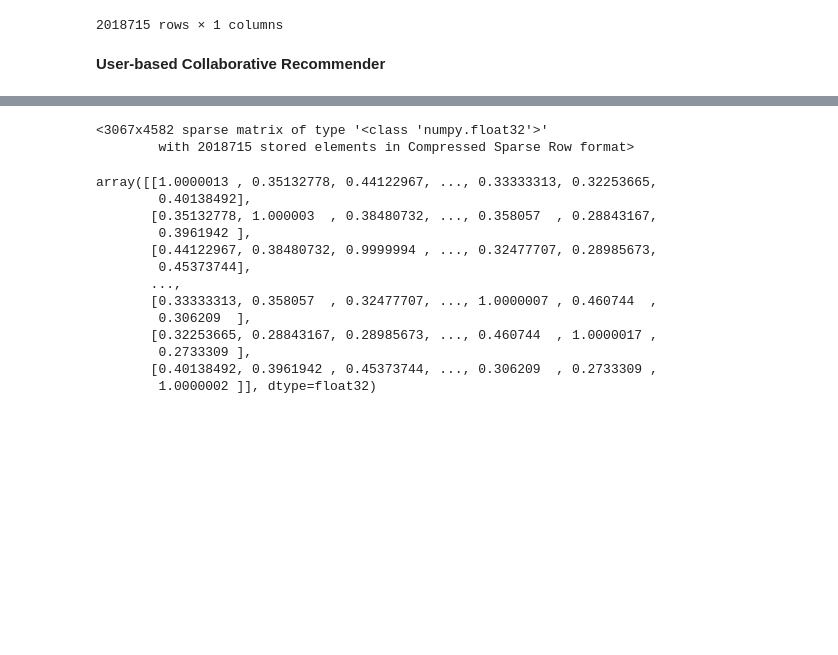
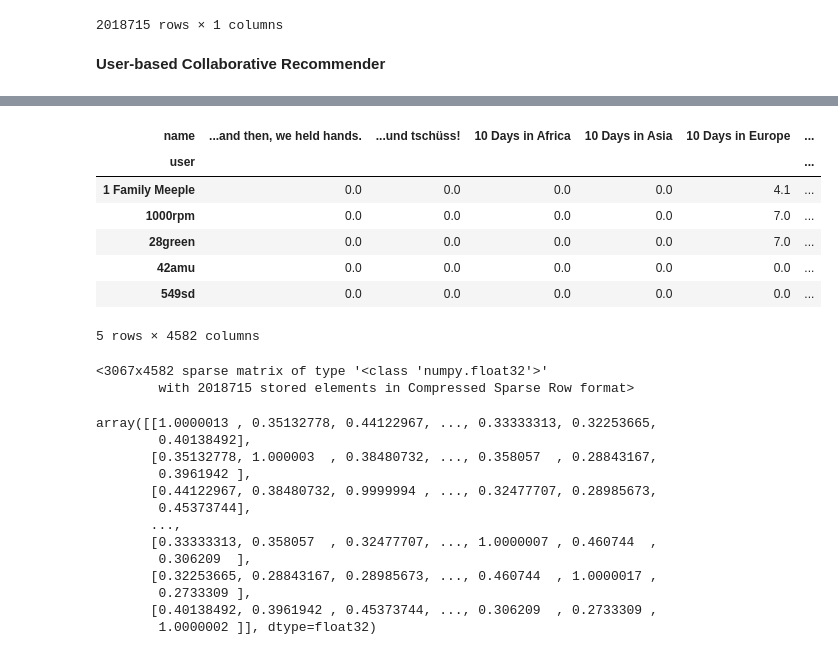
Before and after one commit to Kopzzz/Board-Game-RecCommu, a Jupyter notebook: code/4_Memory-Based .ipynb, the cells around one changed output, grey strips where cells are left out. Cells and saved outputs as stored; diff of their text form; code cells hidden in the pictures; blank space fills up the shorter version.

```diff
--- a/code/4_Memory-Based .ipynb
+++ b/code/4_Memory-Based .ipynb
@@ -77,2 +58,16 @@ user_ratings.head()
+# %%
+# Fill Null with avg
+# user_pivot = user_pivot.apply(lambda row: row.fillna(row.mean()), axis=1)
+user_pivot = user_pivot.fillna(0)
+user_pivot.head()
+# %% [output]
+| name | ...and then, we held hands. | ...und tschüss! | 10 Days in Africa | 10 Days in Asia | 10 Days in Europe | ... |
+| user |  |  |  |  |  | ... |
+| 1 Family Meeple | 0.0 | 0.0 | 0.0 | 0.0 | 4.1 | ... |
+| 1000rpm | 0.0 | 0.0 | 0.0 | 0.0 | 7.0 | ... |
+| 28green | 0.0 | 0.0 | 0.0 | 0.0 | 7.0 | ... |
+| 42amu | 0.0 | 0.0 | 0.0 | 0.0 | 0.0 | ... |
+| 549sd | 0.0 | 0.0 | 0.0 | 0.0 | 0.0 | ... |
+5 rows × 4582 columns
 # %%
 # Sparse matrix
```
Also changed, not shown: parts of 7 cells of this notebook, 1 other file.
